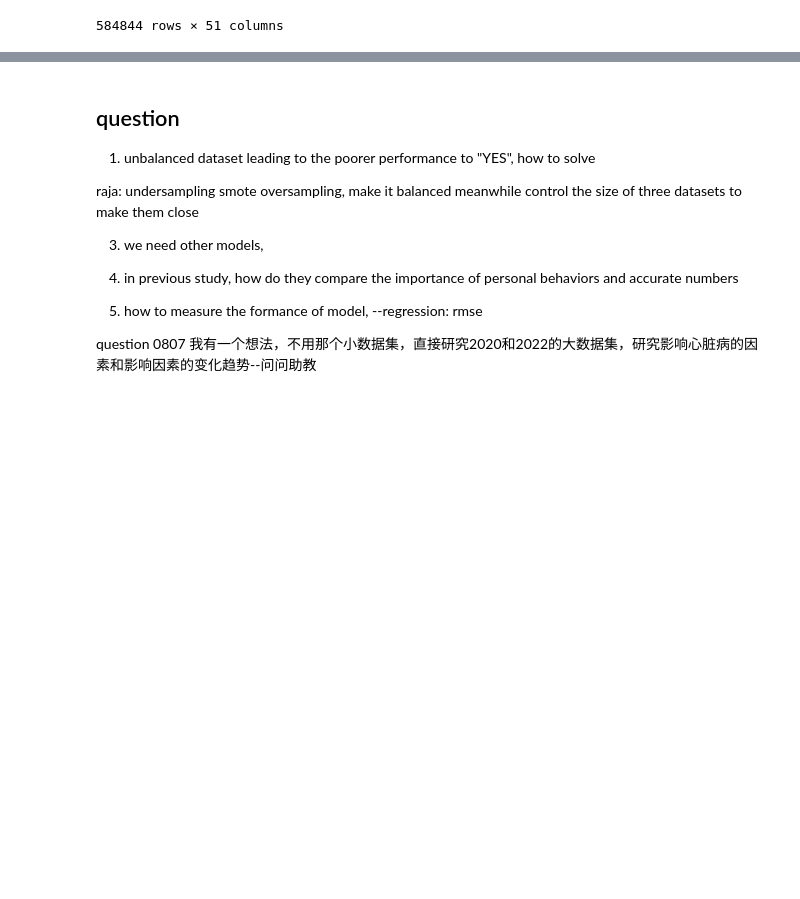
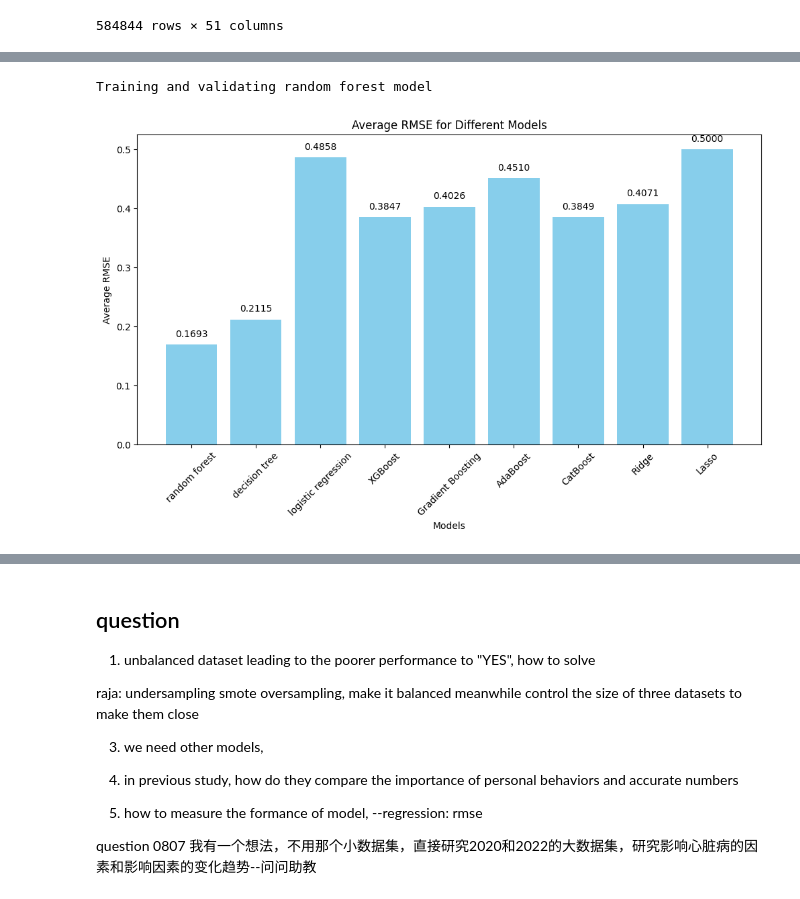
Before and after one commit to moranxuege/2024Research_SU, a Jupyter notebook: Analysis/pipeline_test.ipynb, the cells around one changed output, grey strips where cells are left out. Drawn from its saved outputs; the diff is of its cells as text; code cells hidden in the pictures; blank space fills up the shorter version.

```diff
--- a/Analysis/pipeline_test.ipynb
+++ b/Analysis/pipeline_test.ipynb
@@ -128,3 +149,22 @@ output
 Yes    292422
 No     292422
 Name: count, dtype: int64
+# %%
+print("Original heart_2022 shape:", heart_2022_pro.shape)
+print("Original 'output' class distribution:")
+print(heart_2022_pro['output'].value_counts())
+
+heart_2022_resampled = over_sampling(heart_2022_pro)
+
+print("Resampled heart_2020 shape:", heart_2022_resampled.shape)
+print("Resampled 'output' class distribution:")
+print(heart_2022_resampled['output'].value_counts())
+
+ouput_map = {
+    'Yes':1,
+    'No':0
+}
+heart_2022_resampled['output1'] = heart_2022_resampled['output'].map(ouput_map)
+heart_2022_resampled = heart_2022_resampled.drop(columns=['output'])
+heart_2022_resampled = heart_2022_resampled.rename(columns={"output1":"output"})
+heart_2022_resampled
@@ -246,0 +419,19 @@ Training and validating random forest model
+# %%
+# 2022
+X_2022 = heart_2022_resampled.drop(columns='output')  # type: ignore
+y_2022 = heart_2022_resampled['output']  # type: ignore
+
+
+average_rmses_2022 = []
+
+for model_name in models:
+    print(f"Training and validating {model_name} model")
+    average_rmse = train_validate_model(n_splits=5, X_train=X_2022, y_train=y_2022, model_name=model_name)
+    average_rmses_2022.append(average_rmse)
+# %% [output]
+Training and validating random forest model
+# %%
+# Average RMSE for different models of heart_2022
+plot_rmse(models, average_rmses_2022)
+# %% [output]
+[figure, added]
```
Also changed, not shown: parts of 10 cells of this notebook, 2 other files.
